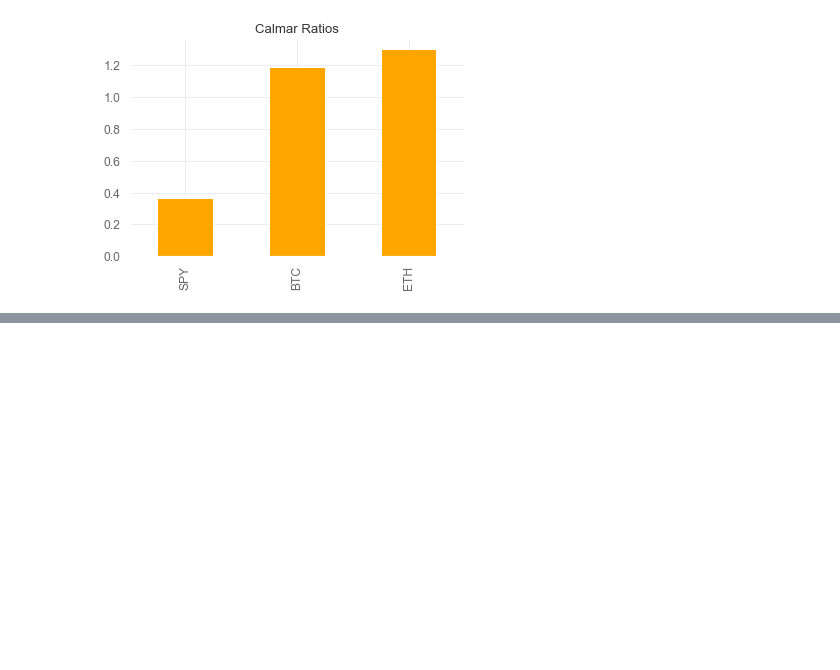
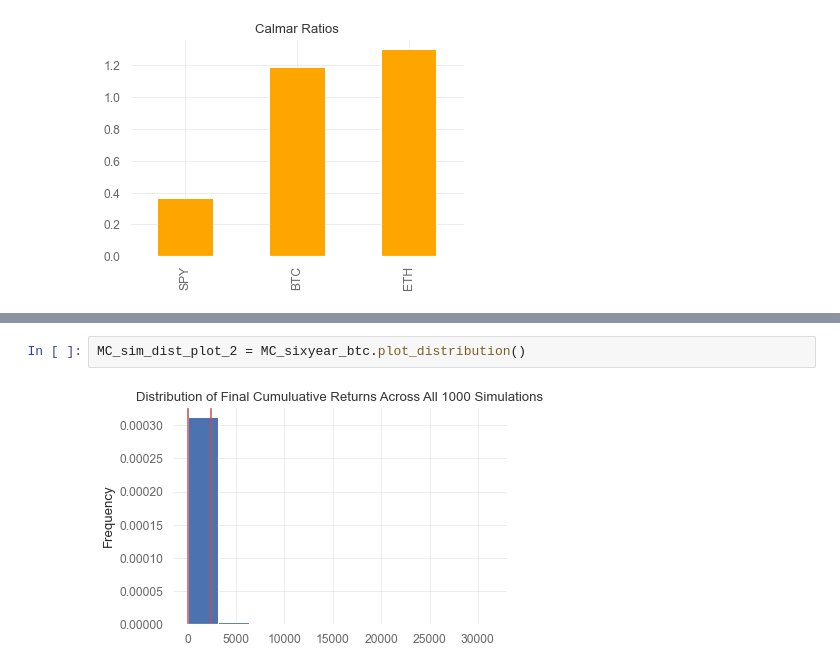
Before and after one commit to 7amza-eth/LongTermAssetAnalysis, a Jupyter notebook: Main.ipynb, the cells around one changed output, grey strips where cells are left out. Drawn from its saved outputs; the diff is of its cells as text; blank space fills up the shorter version.

```diff
--- a/Main.ipynb
+++ b/Main.ipynb
@@ -187,0 +300,4 @@ calmar_ratios.plot(kind="bar", title="Calmar Ratios", color="orange")
+# %%
+MC_sim_dist_plot_2 = MC_sixyear_btc.plot_distribution()
+# %% [output]
+[figure, added]
```
Also changed, not shown: parts of 19 cells of this notebook.
